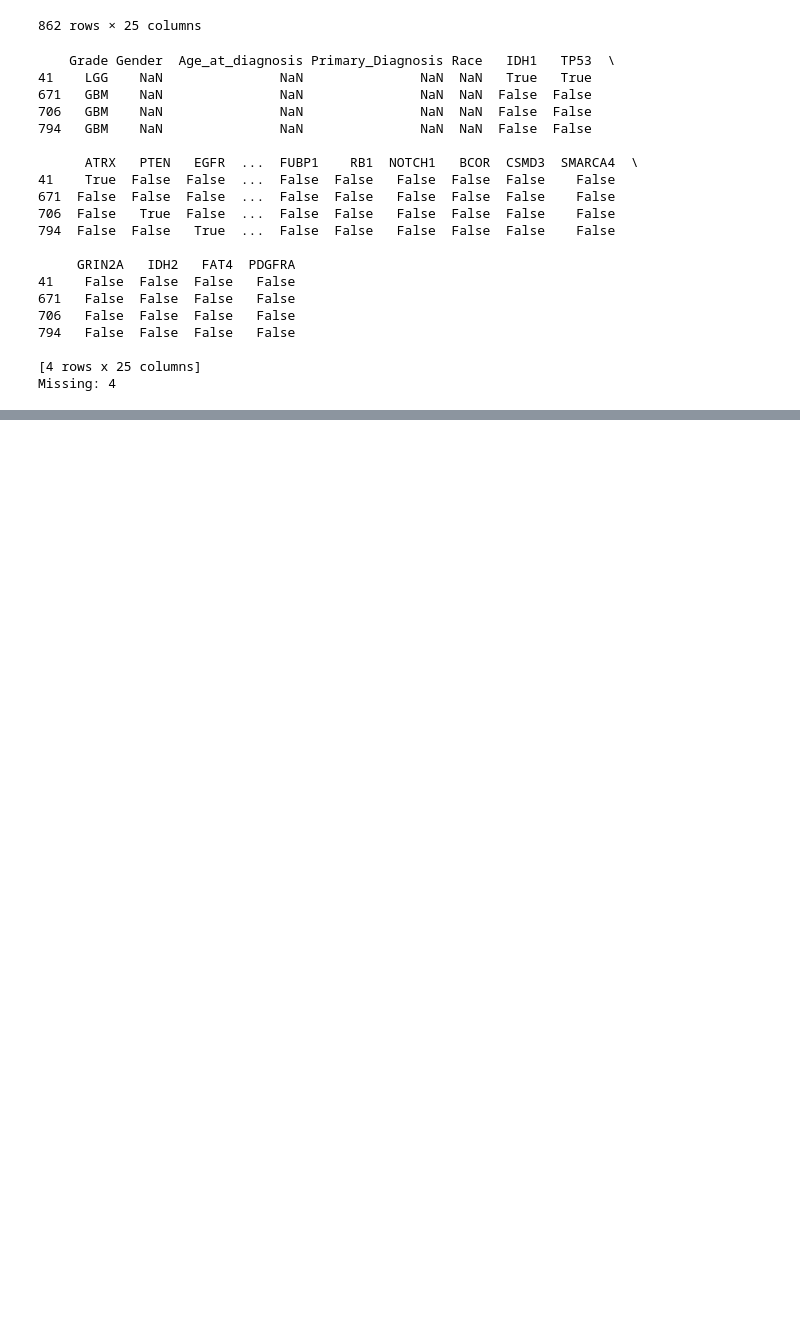
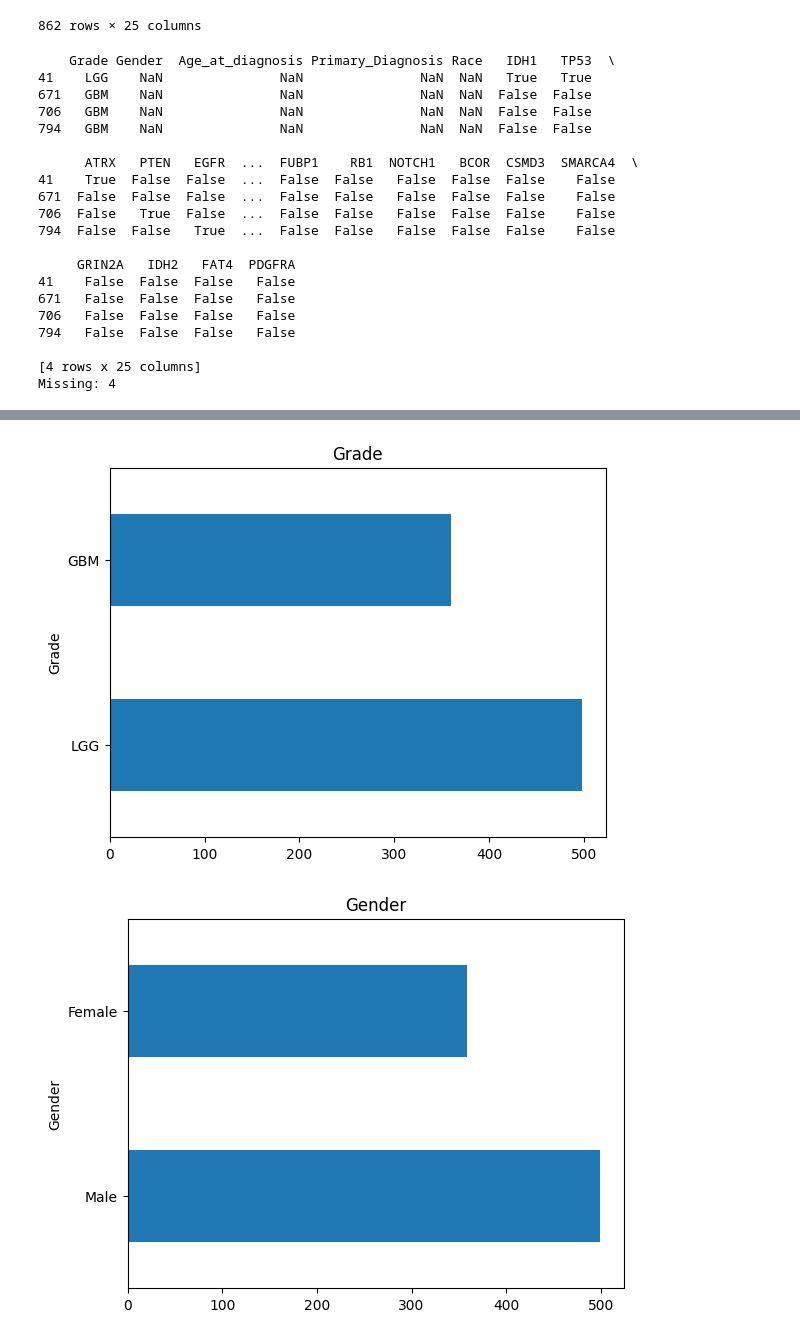
Before and after one commit to Cristy17001/IA-Project2, a Jupyter notebook: analise_mutations.ipynb, the cells around one changed output, grey strips where cells are left out. Saved outputs shown, nothing was run; the diff lists cells and outputs as text; code cells hidden in the pictures; blank space fills up the shorter version.

```diff
--- a/analise_mutations.ipynb
+++ b/analise_mutations.ipynb
@@ -45,3 +33,10 @@ def days_to_age(total_days):
+# %%
+def plot_barh(df, selected_columns = ["Grade","Gender", "Primary_Diagnosis", "Race"]):
+    for column in selected_columns:
+        column_counts = df[column].value_counts()
+        column_counts.plot(kind='barh')
+        plt.title(column)
+        plt.show()
 # %%
 mutatations = pd.read_csv('TCGA_GBM_LGG_Mutations_all.csv')
 
@@ -143 +138,6 @@ See the caveats in the documentation: https://pandas.pydata.org/pandas-docs/stab
 858 rows × 25 columns
+# %%
+plot_barh(mutatations)
+# %% [output]
+[figure, added]
+[figure, added]
```
Also changed, not shown: parts of 13 cells of this notebook, 1 other file.
